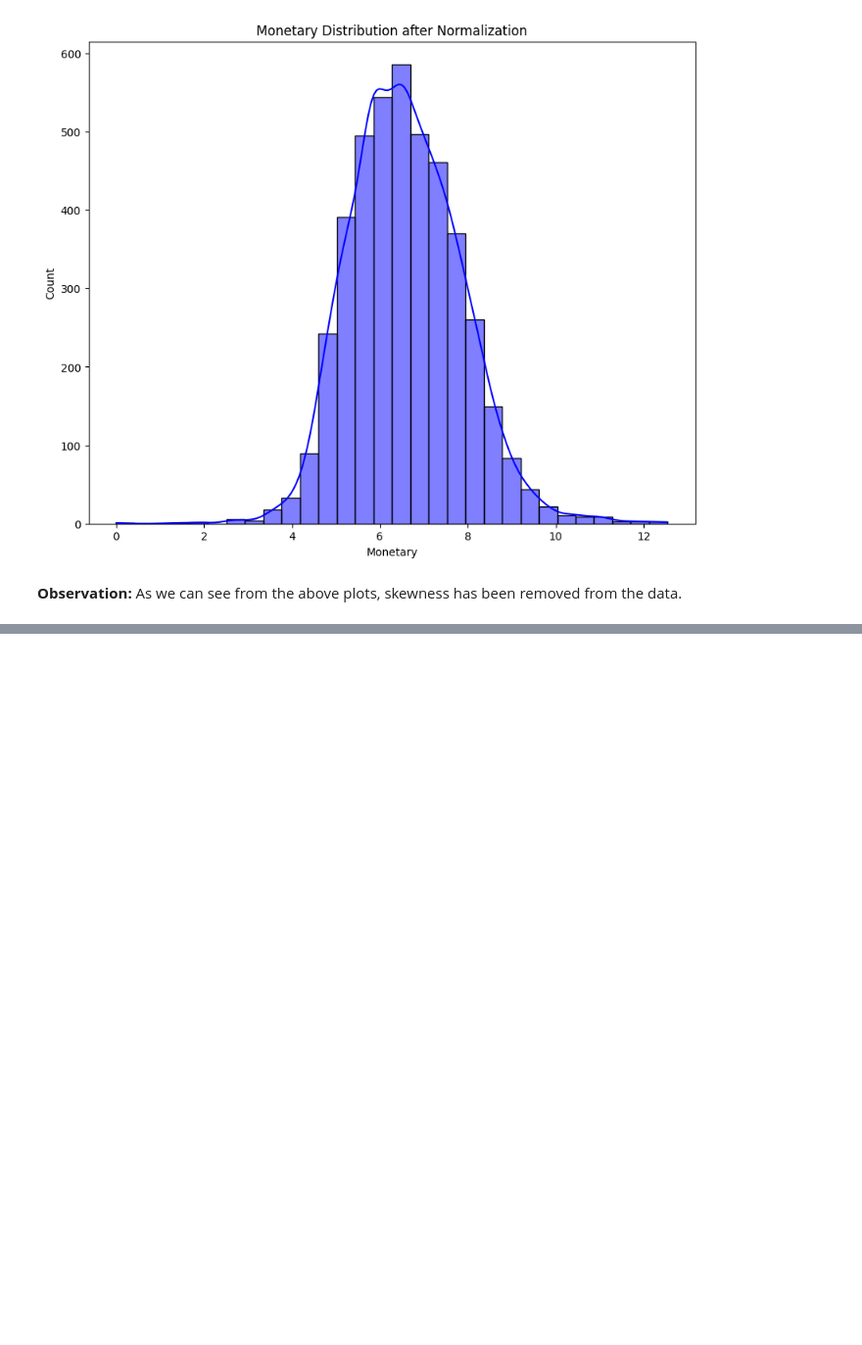
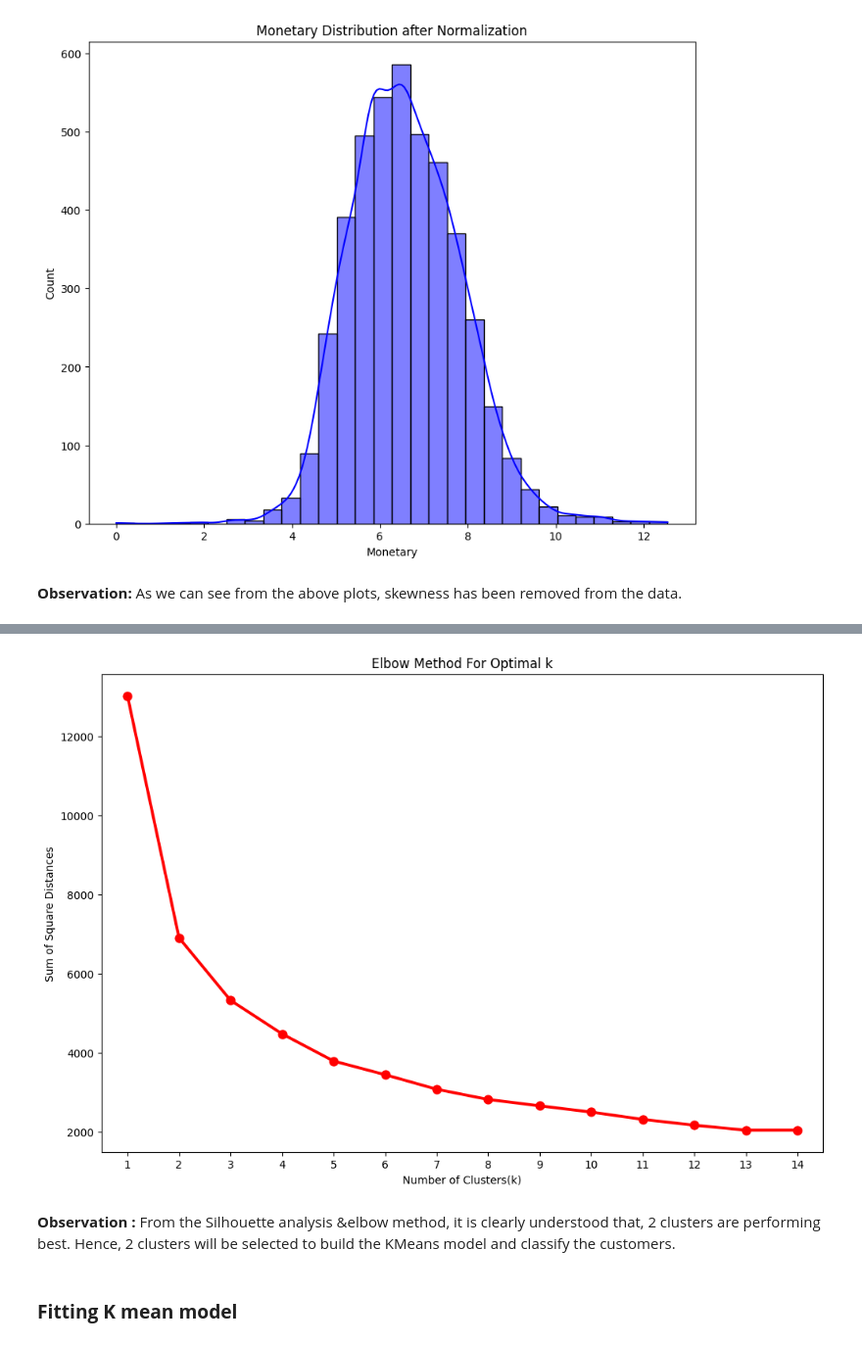
Before and after one commit to hamant-jagwan/Online_Retail_Customer_Segmentation_Unsupervised_leaning, a Jupyter notebook: Online_Retail_Customer_Segmentation.ipynb, the cells around one changed output, grey strips where cells are left out. Shown at 98% size. Cells and saved outputs as stored; diff of their text form; code cells hidden in the pictures; blank space fills up the shorter version.

Commit message:
implementing K means

```diff
--- a/Online_Retail_Customer_Segmentation.ipynb
+++ b/Online_Retail_Customer_Segmentation.ipynb
@@ -740,0 +749,24 @@ rfm_df['Monetary_log'] = rfm_df['Monetary'].apply(math.log)
+# %%
+# scaling features
+from sklearn import preprocessing
+
+feature_vector = ['Recency_log','Frequency_log','Monetary_log']
+X_features = rfm_df[feature_vector].values
+scaler = preprocessing.StandardScaler()
+X = scaler.fit_transform(X_features)
+
+# applying silhouette method on RFM
+range_n_clusters = [2,3,4,5,6,7,8,9,10]
+
+for n_clusters in range_n_clusters:
+    clusterer = KMeans(n_clusters=n_clusters, n_init=10, random_state=10)
+    cluster_labels = clusterer.fit_predict(X)
+
+    # per-sample silhouette scores
+    sample_silhouette_values = silhouette_samples(X, cluster_labels)
+
+    # per-cluster averages
+    for i in range(n_clusters):
+        ith_cluster_silhouette_values = sample_silhouette_values[cluster_labels == i]
+        cluster_score = np.mean(ith_cluster_silhouette_values)
+        print(f"Number_of_clusters={n_clusters}, cluster={i}, silhouette_score={cluster_score:.4f}")
@@ -740,0 +791,21 @@ rfm_df['Monetary_log'] = rfm_df['Monetary'].apply(math.log)
+# %%
+sum_of_sq_dist = {}
+for k in range(1,15):
+    km = KMeans(n_clusters= k, init= 'k-means++', max_iter= 1000)
+    km = km.fit(X)
+    sum_of_sq_dist[k] = km.inertia_
+
+#Plot the graph for the sum of square distance values and Number of Clusters
+plt.figure(figsize=(12,8))
+sns.pointplot(x = list(sum_of_sq_dist.keys()), y = list(sum_of_sq_dist.values()),color='r')
+plt.xlabel('Number of Clusters(k)')
+plt.ylabel('Sum of Square Distances')
+plt.title('Elbow Method For Optimal k')
+plt.show()
+# %% [output]
+[figure, added]
+# %% [markdown]
+**Observation :**
+From the Silhouette analysis &elbow method, it is clearly understood that, 2 clusters are performing best. Hence, 2 clusters will be selected to build the KMeans model and classify the customers.
+# %% [markdown]
+### **Fitting K mean model**
```
Also changed, not shown: parts of 10 cells of this notebook.
